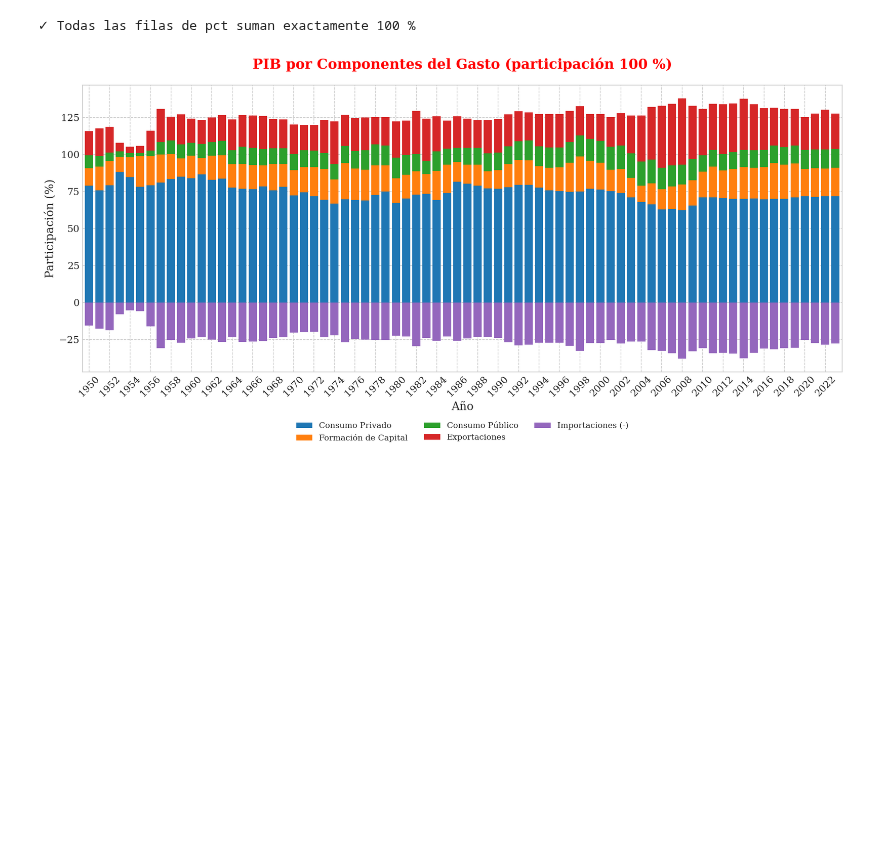
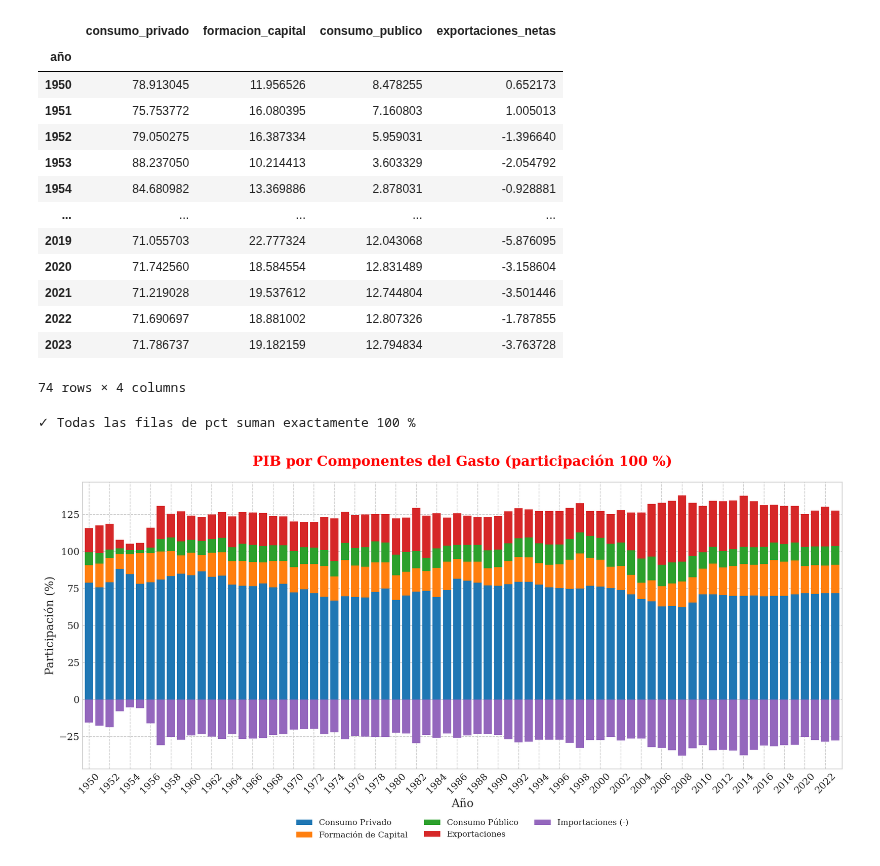
Before and after one commit to navi0369/proyectomacro, a Jupyter notebook: notebooks/tesis/serie_completa/pib/participacion_pib_tipo_de_gasto.ipynb, the cells around one changed output. Cells and saved outputs as stored; diff of their text form; code cells hidden in the pictures; blank space fills up the shorter version.

```diff
--- a/notebooks/tesis/serie_completa/pib/participacion_pib_tipo_de_gasto.ipynb
+++ b/notebooks/tesis/serie_completa/pib/participacion_pib_tipo_de_gasto.ipynb
@@ -136,4 +131,21 @@ print(f"Imagen guardada en: {out_path}")
 Imagen guardada en: ../../../../assets/tesis/serie_completa/pib/participacion_pib_gasto.png
+# %%
+pct
+# %% [output]
+|  | consumo_privado | formacion_capital | consumo_publico | exportaciones_netas |
+| año |  |  |  |  |
+| 1950 | 78.913045 | 11.956526 | 8.478255 | 0.652173 |
+| 1951 | 75.753772 | 16.080395 | 7.160803 | 1.005013 |
+| 1952 | 79.050275 | 16.387334 | 5.959031 | -1.396640 |
+| 1953 | 88.237050 | 10.214413 | 3.603329 | -2.054792 |
+| 1954 | 84.680982 | 13.369886 | 2.878031 | -0.928881 |
+| ... | ... | ... | ... | ... |
+| 2019 | 71.055703 | 22.777324 | 12.043068 | -5.876095 |
+| 2020 | 71.742560 | 18.584554 | 12.831489 | -3.158604 |
+| 2021 | 71.219028 | 19.537612 | 12.744804 | -3.501446 |
+| 2022 | 71.690697 | 18.881002 | 12.807326 | -1.787855 |
+| 2023 | 71.786737 | 19.182159 | 12.794834 | -3.763728 |
+74 rows × 4 columns
 # %%
 # ── Selección estricta de los 5 componentes del gasto ────────────────
 cols_gasto = {
```
Also changed, not shown: parts of 1 cell of this notebook, 4 other files.
